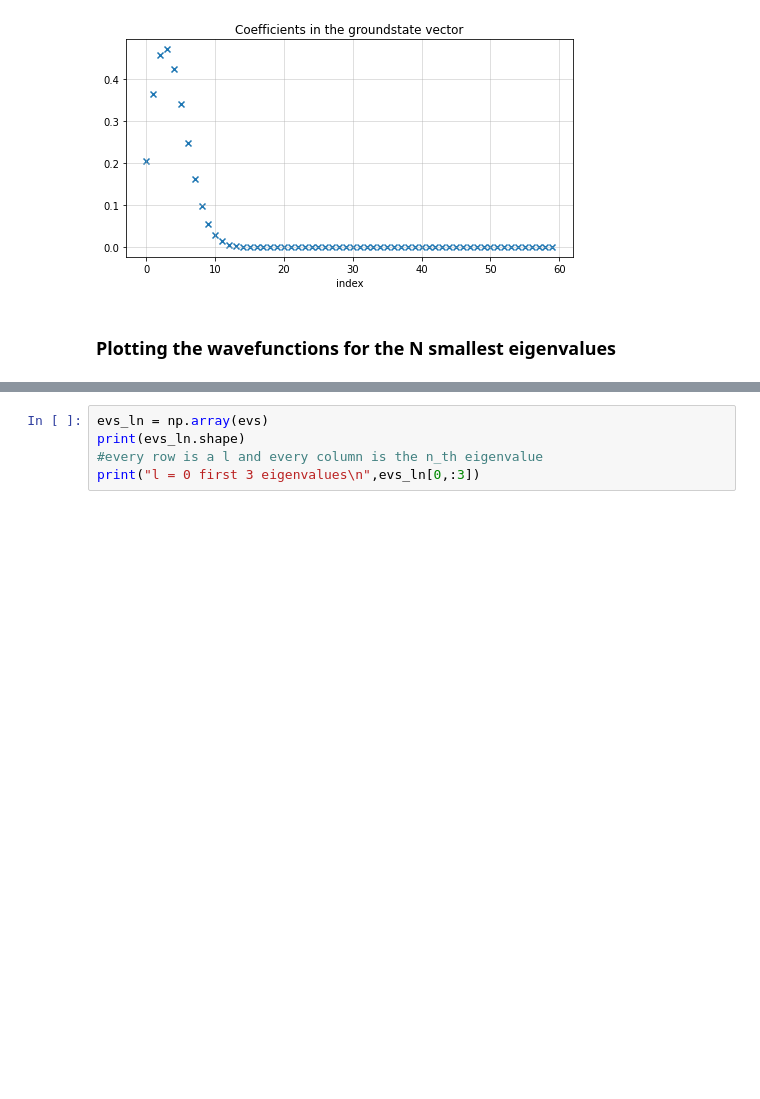
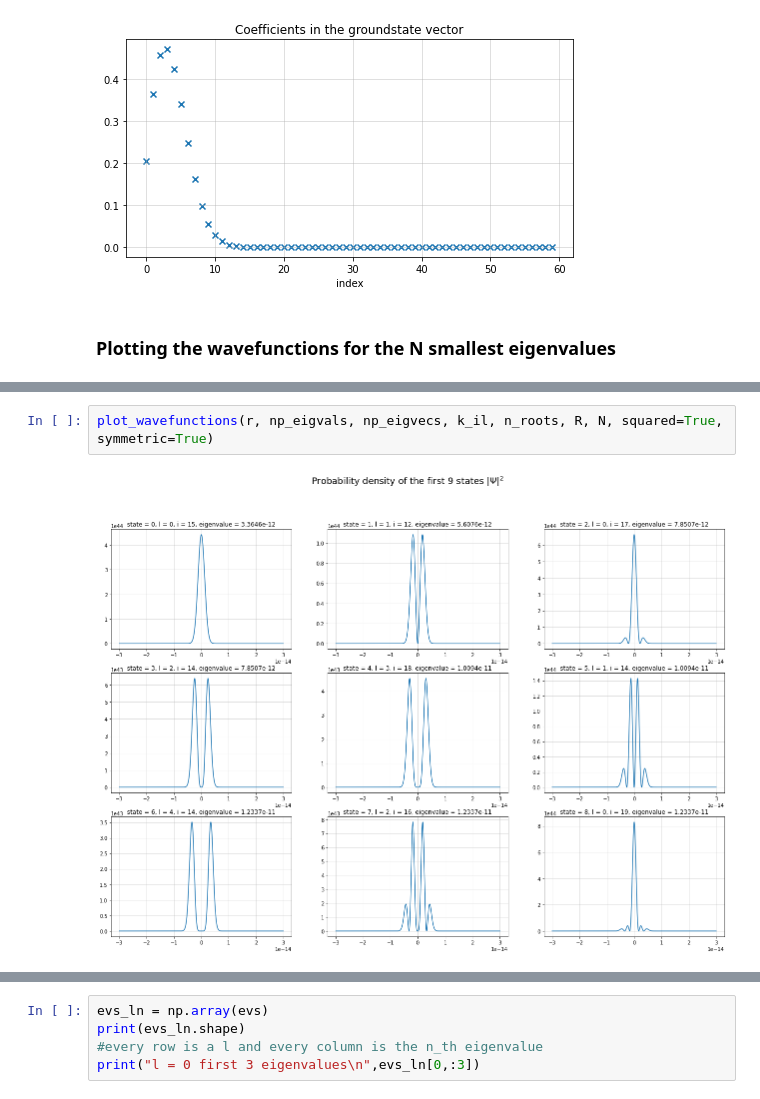
Before and after one commit to TobiLeitgeb/ComputationalPhysics_VO_code, a Jupyter notebook: main.ipynb, the cells around one changed output, grey strips where cells are left out. Cells and saved outputs as stored; diff of their text form; blank space fills up the shorter version.

```diff
--- a/main.ipynb
+++ b/main.ipynb
@@ -356,0 +361,4 @@ ax.grid(alpha=0.5)
+# %%
+plot_wavefunctions(r, np_eigvals, np_eigvecs, k_il, n_roots, R, N, squared=True, symmetric=True)
+# %% [output]
+[figure, added]
```
Also changed, not shown: parts of 10 cells of this notebook, 2 other files.
